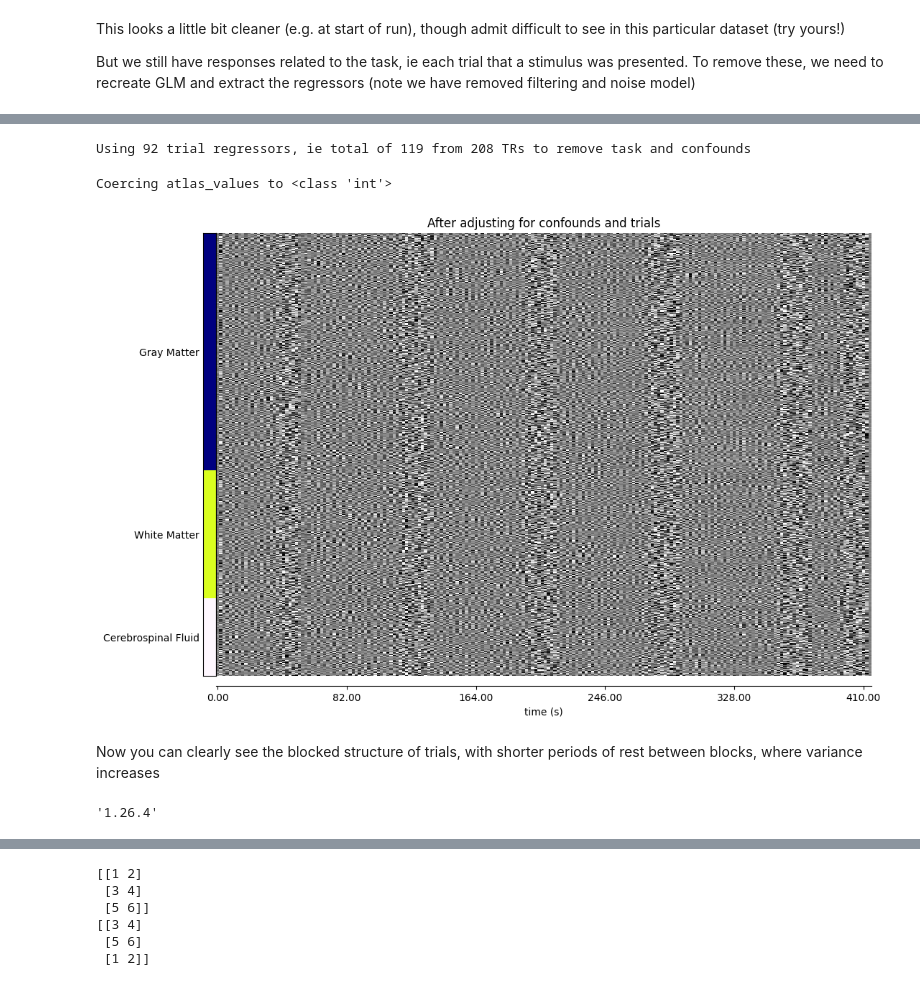
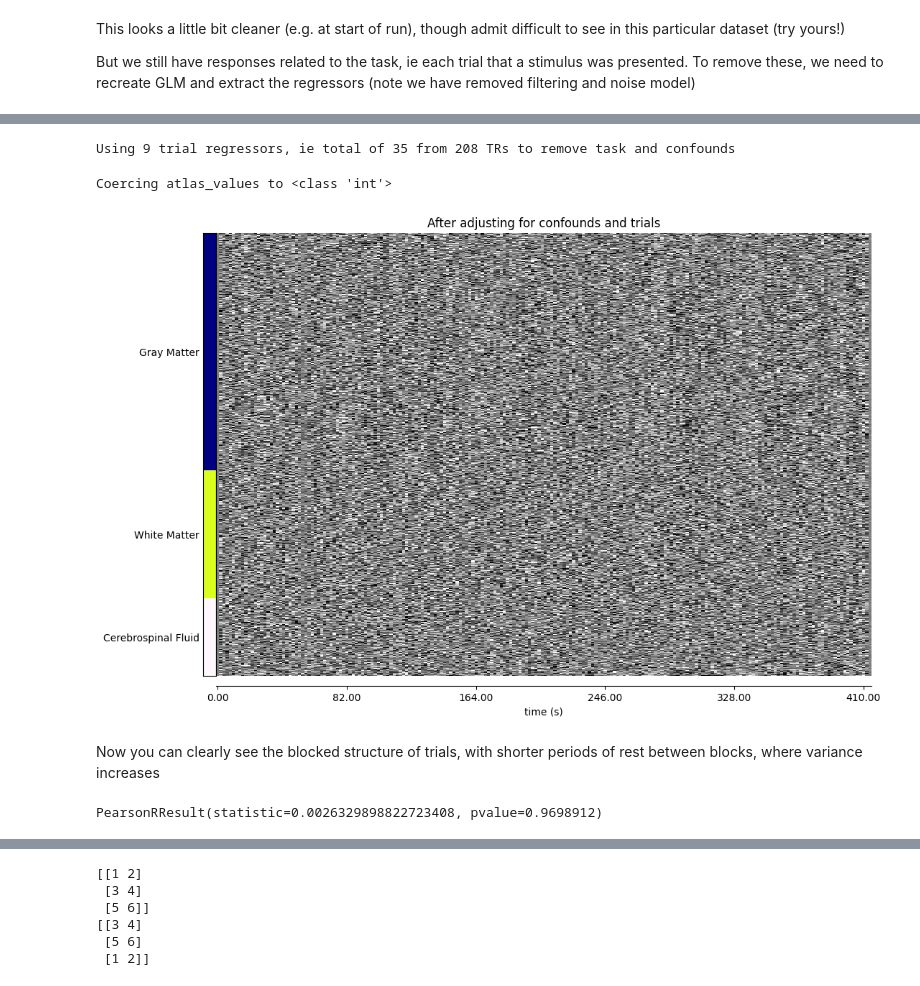
Before and after one commit to mabdelhack/ISN2025, a Jupyter notebook: Notebooks/nb09_fcon.ipynb, the cells around one changed output, grey strips where cells are left out. Cells and saved outputs as stored; diff of their text form; code cells hidden in the pictures.

```diff
--- a/Notebooks/nb09_fcon.ipynb
+++ b/Notebooks/nb09_fcon.ipynb
@@ -382,7 +374,8 @@ Coercing atlas_values to <class 'int'>
 # %% [markdown]
 This is not a particularly bad run - apart from more variance at start of run - though in runs with a lot of head motion, clear stripes can be seen.
 # %%
-brain_masker = NiftiMasker(standardize='zscore', high_pass=0.008, t_r=TR)
+high_pass_cut = 0.008;
+brain_masker = NiftiMasker(standardize='zscore', high_pass=high_pass_cut, t_r=TR) # highpass filtering
 confounds = np.asarray(confounds_for_glm[-1])
 
 bold_data_adj_confounds = brain_masker.fit_transform(func_images, confounds = confounds)
@@ -422,30 +415,12 @@ events_df = pd.read_table(events_files[-1])
 #    events_df.loc[j, 'trial_type'] = event + events_df['stim_file'][j][-8:-4]
 lsa_events = events_df.drop(columns = ['button_pushed', 'stim_file', 'trigger', 'circle_duration', 'response_time'])
 
-print(f"Using {len(lsa_events)} dfs to remove task effects")
-print(f"Using {lsa_events.shape[1]} dfs to remove task effects")
-
 slice_timing = layout.get_metadata(bold[-1])
 if slice_timing['SliceTimingCorrected']:
   slice_time_ref = slice_timing['StartTime'] / TR
 
-fmri_glm = FirstLevelModel(t_r = TR,
-                           slice_time_ref = slice_time_ref,
-                           hrf_model = 'spm',
-                           drift_model = 'cosine',
-                           drift_order = None,
-                           high_pass = 0,
-                           smoothing_fwhm = None,
-                           signal_scaling = (0, 1), # grand mean scaling only
-                           noise_model = 'ols',
-                           mask_img = epi_mask,
-                           memory = 'scratch');
-
-#for run in range(len(bold)):
-#    run_glm = fmri_glm.fit(bold[run], lsa_events[run], confounds_for_glm[run]);
-
-run_glm = fmri_glm.fit(bold[-1], lsa_events);
-design_matrix = fmri_glm.design_matrices_
+frame_times = np.linspace(0, (nvols - 1) * TR, nvols)
+design_matrix = nl.glm.first_level.make_first_level_design_matrix(frame_times, events=lsa_events, hrf_model='glover', drift_model='cosine', high_pass=0, drift_order=None)
 plot_design_matrix(design_matrix, output_file=None)
 fig = plt.gcf()
 fig.set_size_inches(8,2)
@@ -457,28 +431,30 @@ print(f"Using {lsa_events.shape[1]} dfs to remove task effects")
 # %%
-trial_regressors = np.asarray(design_matrix[0])
+trial_regressors = np.asarray(design_matrix)
 trial_regressors = trial_regressors[:,:-1] # remove constant
 
 print(f"Using {trial_regressors.shape[1]} trial regressors, ie total of {trial_regressors.shape[1] + confounds.shape[1]} from {nvols} TRs to remove task and confounds")
+
 bold_data_adj_all = brain_masker.fit_transform(func_images, confounds = np.concatenate([confounds, trial_regressors], axis=1))
 
 cleaned_data_all = brain_masker.inverse_transform(bold_data_adj_all)
 
 fig, ax = plt.subplots(figsize=(12, 8))
 display = plotting.plot_carpet(
     cleaned_data_all,
     discrete_atlas_img,
     t_r = TR,
     mask_labels=map_labels,
     axes=ax,
     cmap="gray", title='After adjusting for confounds and trials')
 fig.show()
 # %% [output]
-Using 92 trial regressors, ie total of 119 from 208 TRs to remove task and confounds
+Using 9 trial regressors, ie total of 35 from 208 TRs to remove task and confounds
 Coercing atlas_values to <class 'int'>
-[figure, old version]
+[figure, new version]
 # %% [markdown]
 Now you can clearly see the blocked structure of trials, with shorter periods of rest between blocks, where variance increases
-# %%
-np.version.version
-# %% [output]
-'1.26.4'
+# %%
+import scipy
+print(scipy.stats.pearsonr(bold_data_adj_all[:,2], bold_data_adj_all[:,100000]))
+# %% [output]
+PearsonRResult(statistic=0.0026329898822723408, pvalue=0.9698912)
```
Also changed, not shown: parts of 9 cells of this notebook.
